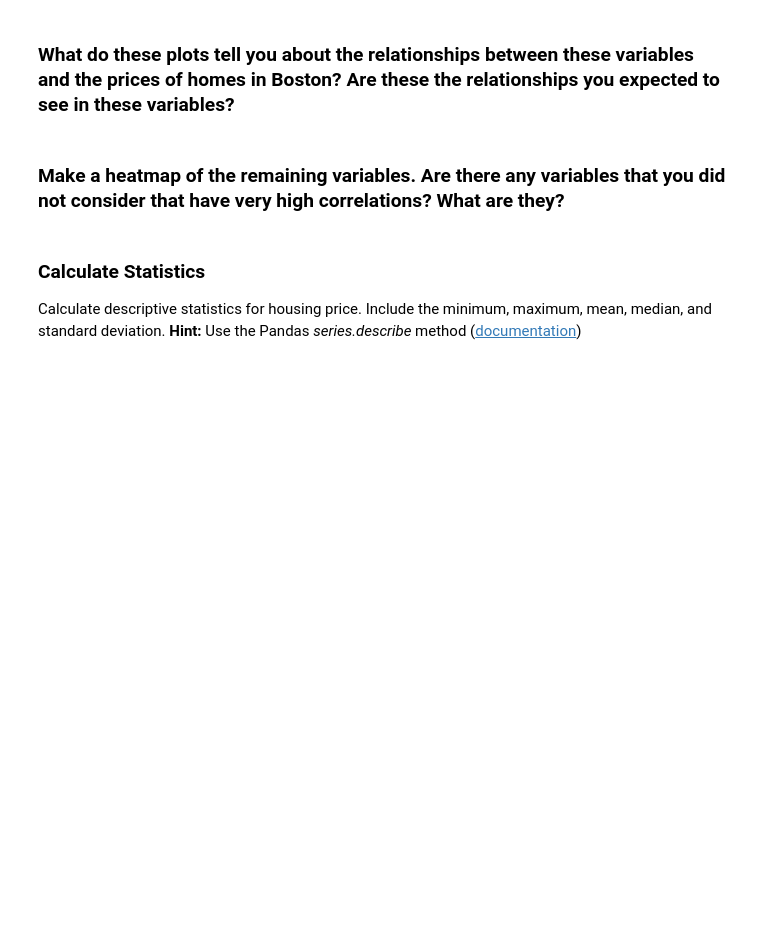
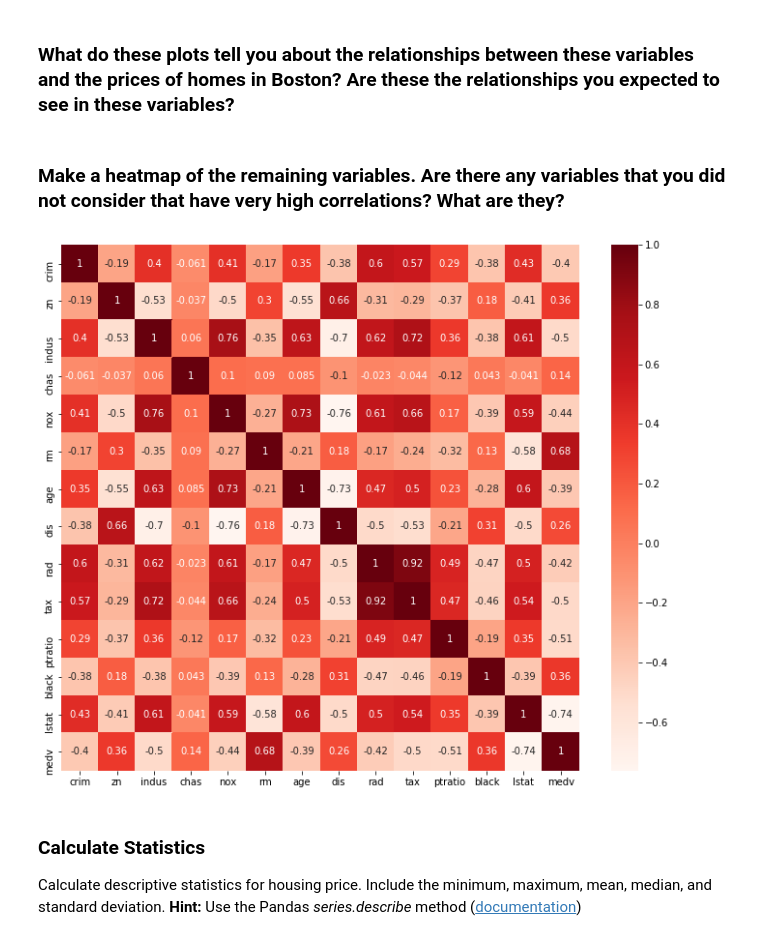
Before and after one commit to yidic/lab-problems-with-ML, a Jupyter notebook: your-code/lab_boston_housing.ipynb, the cells around one changed output. Drawn from its saved outputs; the diff is of its cells as text; code cells hidden in the pictures; blank space fills up the shorter version.

```diff
--- a/your-code/lab_boston_housing.ipynb
+++ b/your-code/lab_boston_housing.ipynb
@@ -29,3 +79,17 @@ Since we want to predict the value of houses, the **target variable**, `'MEDV'`,
+# %%
+# Your response here
+
+features = boston[['crim', 'zn', 'indus', 'chas', 'nox', 'rm', 'age', 'dis', 'rad', 'tax',
+       'ptratio', 'black', 'lstat', 'medv']].copy()
+# %%
+import matplotlib
+import matplotlib.pyplot as plt
+plt.figure(figsize=(12,10))
+cor = features.corr()
+sns.heatmap(cor, annot=True, cmap=plt.cm.Reds)
+plt.show()
+# %% [output]
+[figure, added]
 # %% [markdown]
 ### Calculate Statistics
 Calculate descriptive statistics for housing price. Include the minimum, maximum, mean, median, and standard deviation.
```
Also changed, not shown: parts of 22 cells of this notebook, 1 other file.
